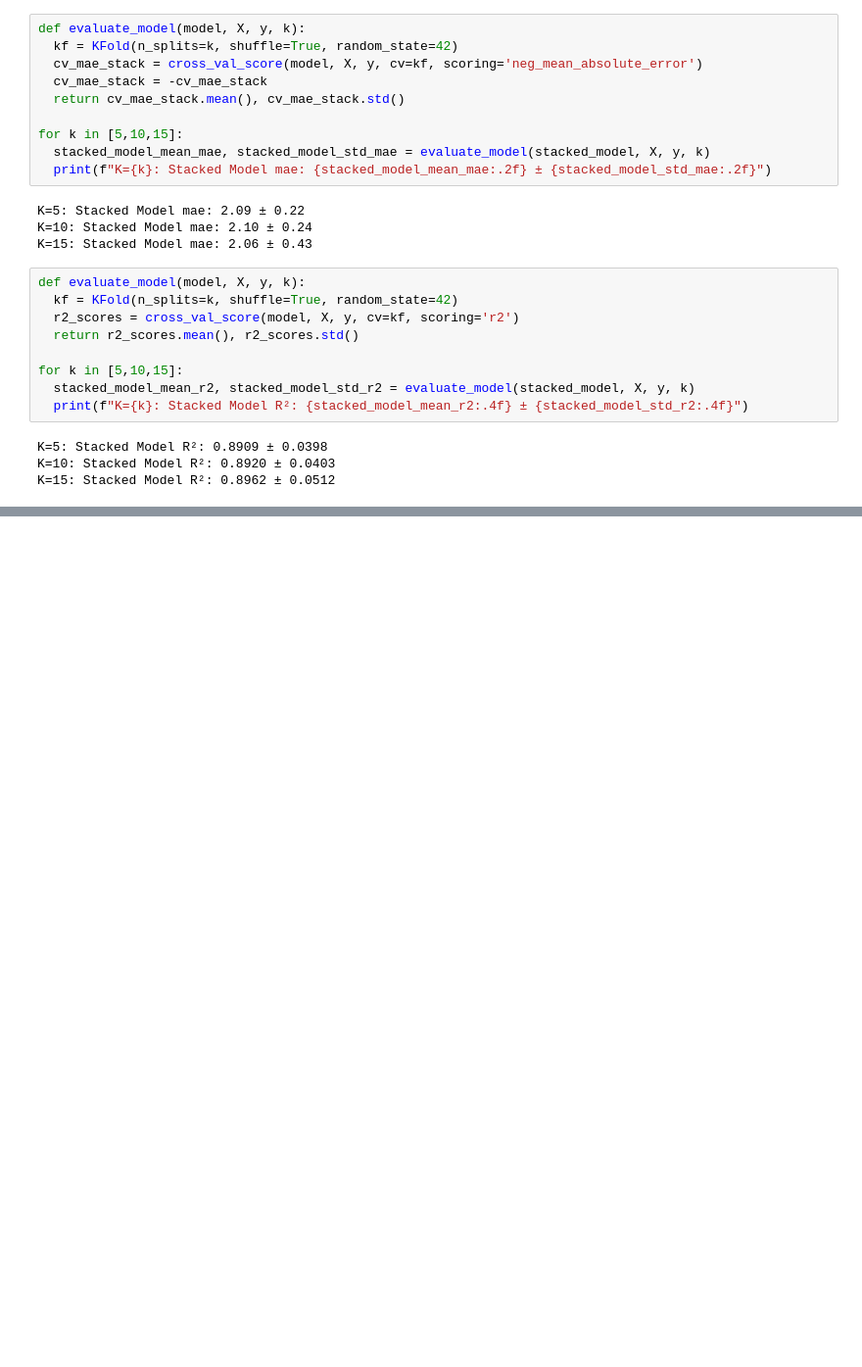
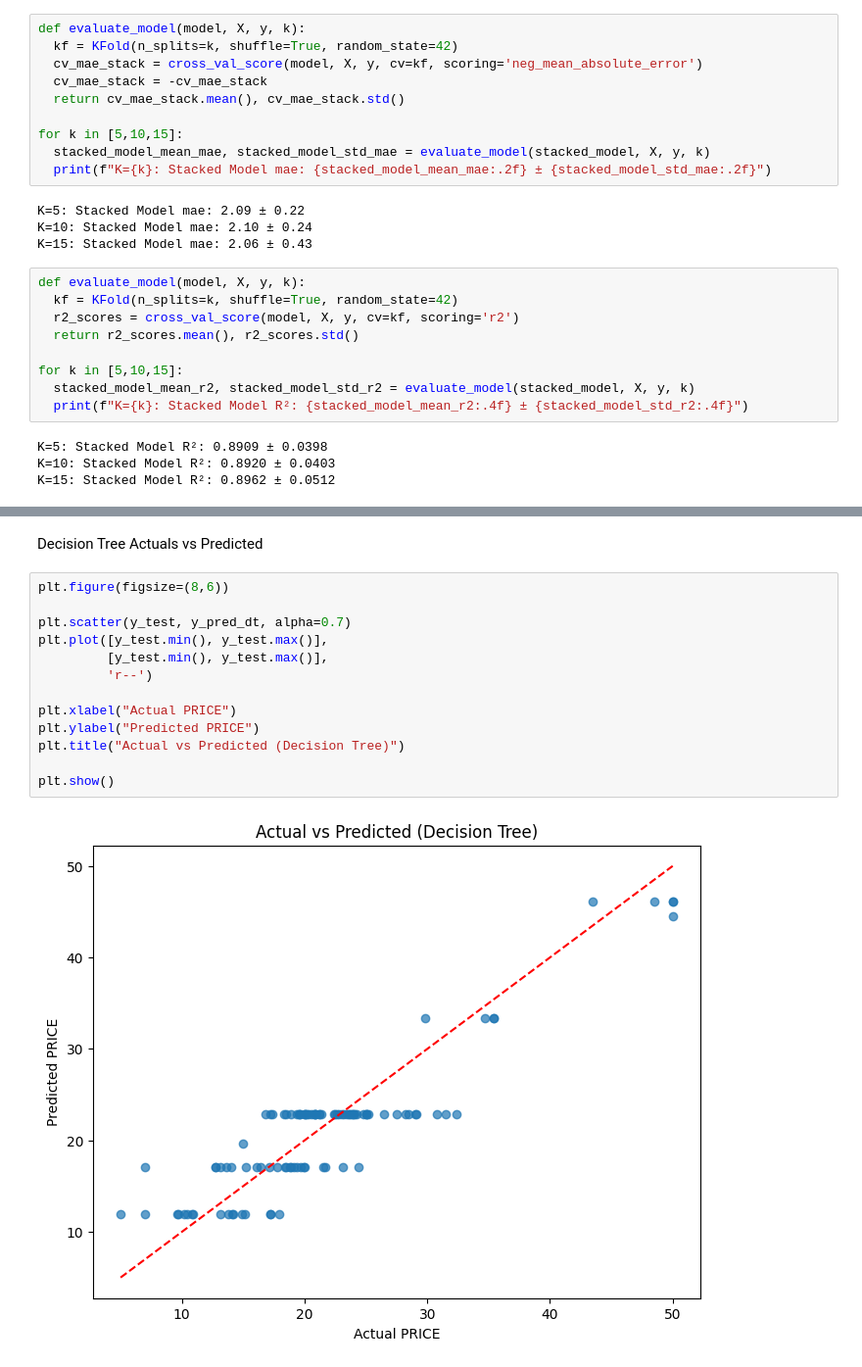
Before and after one commit to Madhesh1602/House-Price-Prediction, a Jupyter notebook: main.ipynb, the cells around one changed output, grey strips where cells are left out. Shown at 98% size. Drawn from its saved outputs; the diff is of its cells as text; blank space fills up the shorter version.

```diff
--- a/main.ipynb
+++ b/main.ipynb
@@ -1305,0 +1425,17 @@ Name: count, dtype: int64
+# %% [markdown]
+Decision Tree Actuals vs Predicted
+# %%
+plt.figure(figsize=(8,6))
+
+plt.scatter(y_test, y_pred_dt, alpha=0.7)
+plt.plot([y_test.min(), y_test.max()],
+         [y_test.min(), y_test.max()],
+         'r--')
+
+plt.xlabel("Actual PRICE")
+plt.ylabel("Predicted PRICE")
+plt.title("Actual vs Predicted (Decision Tree)")
+
+plt.show()
+# %% [output]
+[figure, added]
```
Also changed, not shown: parts of 38 cells of this notebook.
